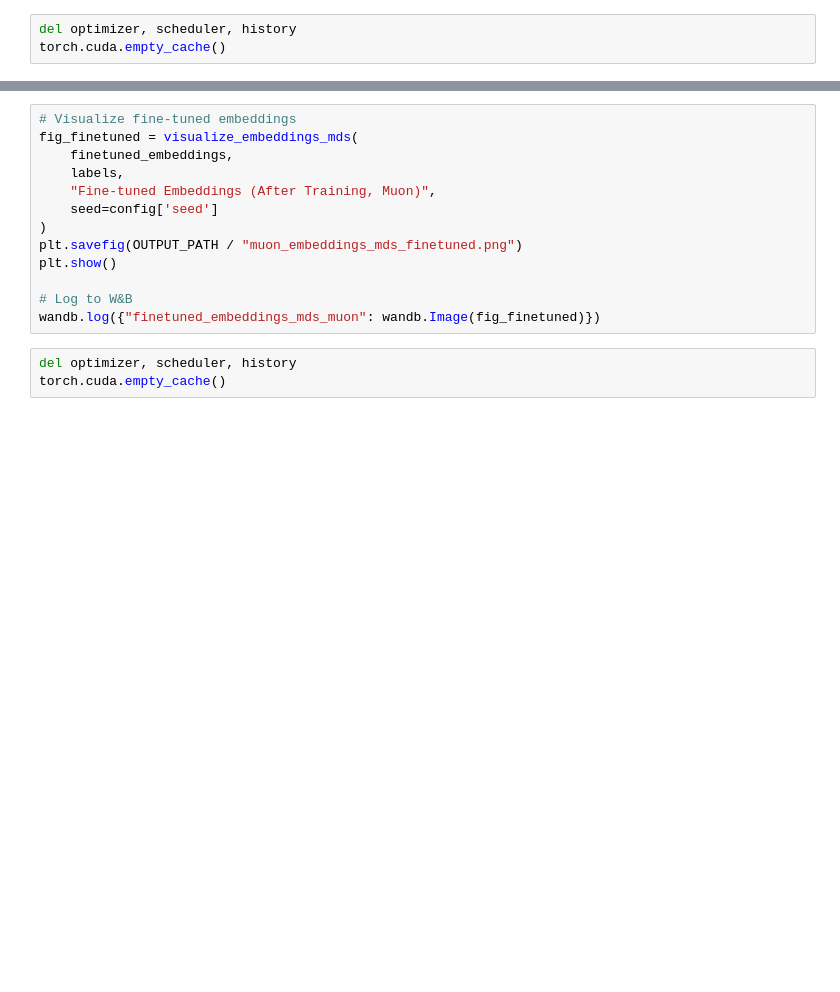
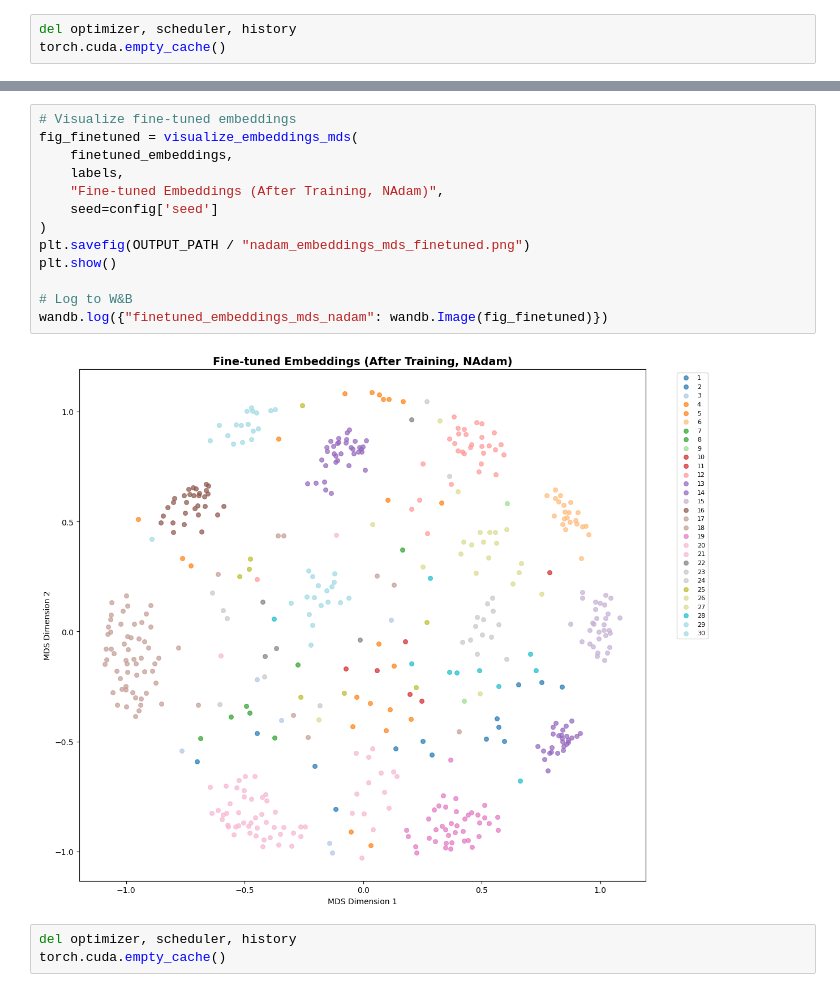
Before and after one commit to CarloColumbo/Kaggle-Competition-Jaguar-Re-identification, a Jupyter notebook: notebooks/05_optimizers.ipynb, the cells around one changed output, grey strips where cells are left out. Drawn from its saved outputs; the diff is of its cells as text; blank space fills up the shorter version.

```diff
--- a/notebooks/05_optimizers.ipynb
+++ b/notebooks/05_optimizers.ipynb
@@ -630,16 +979,18 @@ print(f"Mean L2 norm: {np.linalg.norm(finetuned_embeddings, axis=1).mean():.4f}"
 # %%
 # Visualize fine-tuned embeddings
 fig_finetuned = visualize_embeddings_mds(
     finetuned_embeddings,
     labels,
-    "Fine-tuned Embeddings (After Training, Muon)",
+    "Fine-tuned Embeddings (After Training, NAdam)",
     seed=config['seed']
 )
-plt.savefig(OUTPUT_PATH / "muon_embeddings_mds_finetuned.png")
+plt.savefig(OUTPUT_PATH / "nadam_embeddings_mds_finetuned.png")
 plt.show()
 
 # Log to W&B
-wandb.log({"finetuned_embeddings_mds_muon": wandb.Image(fig_finetuned)})
+wandb.log({"finetuned_embeddings_mds_nadam": wandb.Image(fig_finetuned)})
+# %% [output]
+[figure, added]
 # %%
 del optimizer, scheduler, history
 torch.cuda.empty_cache()
```
Also changed, not shown: parts of 48 cells of this notebook, 11 other files.
